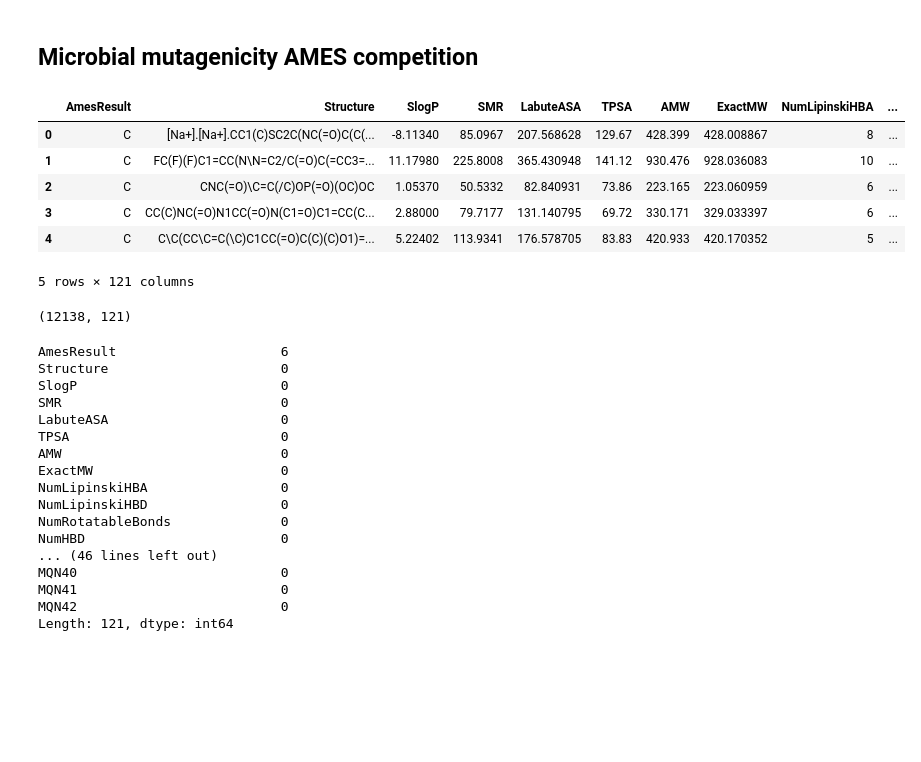
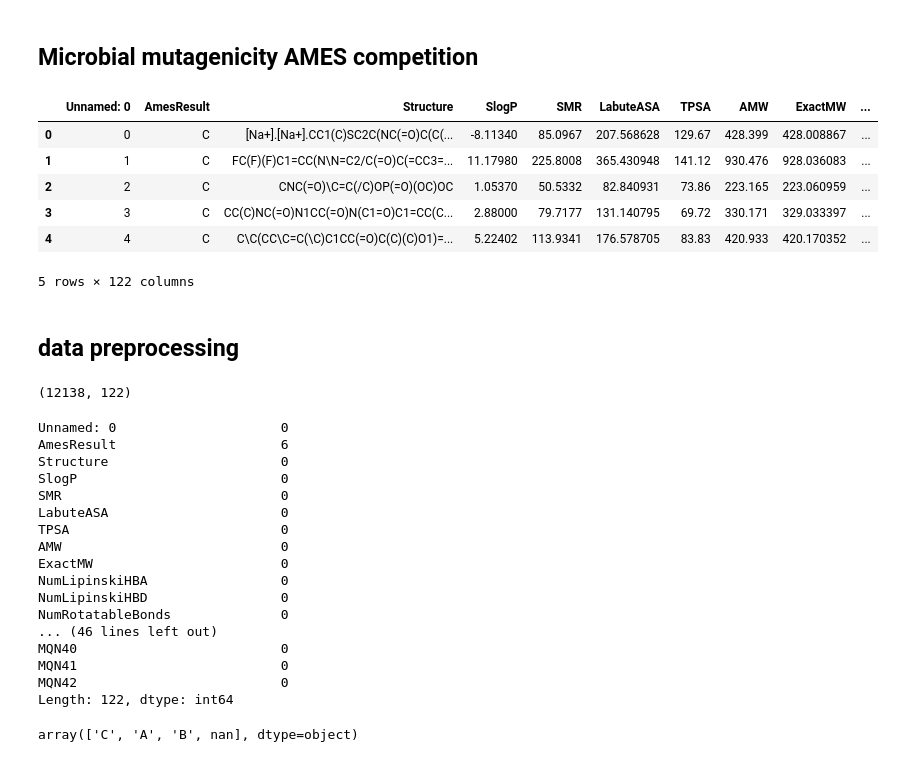
Before and after one commit to GerganaTancheva123/ML_Python, a Jupyter notebook: project/notebooks/AMES-tox.ipynb, the cells around one changed output. Saved outputs shown, nothing was run; the diff lists cells and outputs as text; code cells hidden in the pictures; blank space fills up the shorter version.

```diff
--- a/project/notebooks/AMES-tox.ipynb
+++ b/project/notebooks/AMES-tox.ipynb
@@ -11,21 +22,24 @@ import matplotlib.pyplot as plt
 # %%
-df = pd.read_excel('D:/ML_Pyton_course/ML_Python/project/datasets/ames_datapreprocessing_knime.xlsx')
+df = pd.read_csv('D:/ML_Pyton_course/ML_Python/project/datasets/ames_datapreprocessing_knime.csv')
 df.head()
 # %% [output]
-|  | AmesResult | Structure | SlogP | SMR | LabuteASA | TPSA | AMW | ExactMW | NumLipinskiHBA | ... |
-| 0 | C | [Na+].[Na+].CC1(C)SC2C(NC(=O)C(C(... | -8.11340 | 85.0967 | 207.568628 | 129.67 | 428.399 | 428.008867 | 8 | ... |
-| 1 | C | FC(F)(F)C1=CC(N\N=C2/C(=O)C(=CC3=... | 11.17980 | 225.8008 | 365.430948 | 141.12 | 930.476 | 928.036083 | 10 | ... |
-| 2 | C | CNC(=O)\C=C(/C)OP(=O)(OC)OC | 1.05370 | 50.5332 | 82.840931 | 73.86 | 223.165 | 223.060959 | 6 | ... |
-| 3 | C | CC(C)NC(=O)N1CC(=O)N(C1=O)C1=CC(C... | 2.88000 | 79.7177 | 131.140795 | 69.72 | 330.171 | 329.033397 | 6 | ... |
-| 4 | C | C\C(CC\C=C(\C)C1CC(=O)C(C)(C)O1)=... | 5.22402 | 113.9341 | 176.578705 | 83.83 | 420.933 | 420.170352 | 5 | ... |
+|  | Unnamed: 0 | AmesResult | Structure | SlogP | SMR | LabuteASA | TPSA | AMW | ExactMW | ... |
+| 0 | 0 | C | [Na+].[Na+].CC1(C)SC2C(NC(=O)C(C(... | -8.11340 | 85.0967 | 207.568628 | 129.67 | 428.399 | 428.008867 | ... |
+| 1 | 1 | C | FC(F)(F)C1=CC(N\N=C2/C(=O)C(=CC3=... | 11.17980 | 225.8008 | 365.430948 | 141.12 | 930.476 | 928.036083 | ... |
+| 2 | 2 | C | CNC(=O)\C=C(/C)OP(=O)(OC)OC | 1.05370 | 50.5332 | 82.840931 | 73.86 | 223.165 | 223.060959 | ... |
+| 3 | 3 | C | CC(C)NC(=O)N1CC(=O)N(C1=O)C1=CC(C... | 2.88000 | 79.7177 | 131.140795 | 69.72 | 330.171 | 329.033397 | ... |
+| 4 | 4 | C | C\C(CC\C=C(\C)C1CC(=O)C(C)(C)O1)=... | 5.22402 | 113.9341 | 176.578705 | 83.83 | 420.933 | 420.170352 | ... |
-5 rows × 121 columns
+5 rows × 122 columns
+# %% [markdown]
+## data preprocessing
 # %%
 df.shape
 # %% [output]
-(12138, 121)
+(12138, 122)
 # %%
 df.isnull().sum()
 # %% [output]
+Unnamed: 0                     0
 AmesResult                     6
 Structure                      0
 SlogP                          0
@@ -37,9 +51,12 @@ ExactMW                        0
 NumLipinskiHBA                 0
 NumLipinskiHBD                 0
 NumRotatableBonds              0
-NumHBD                         0
 ... (46 lines left out)
 MQN40                          0
 MQN41                          0
 MQN42                          0
-Length: 121, dtype: int64
+Length: 122, dtype: int64
+# %%
+df.AmesResult.unique()
+# %% [output]
+array(['C', 'A', 'B', nan], dtype=object)
```
Also changed, not shown: parts of 45 cells of this notebook, 4 other files.
